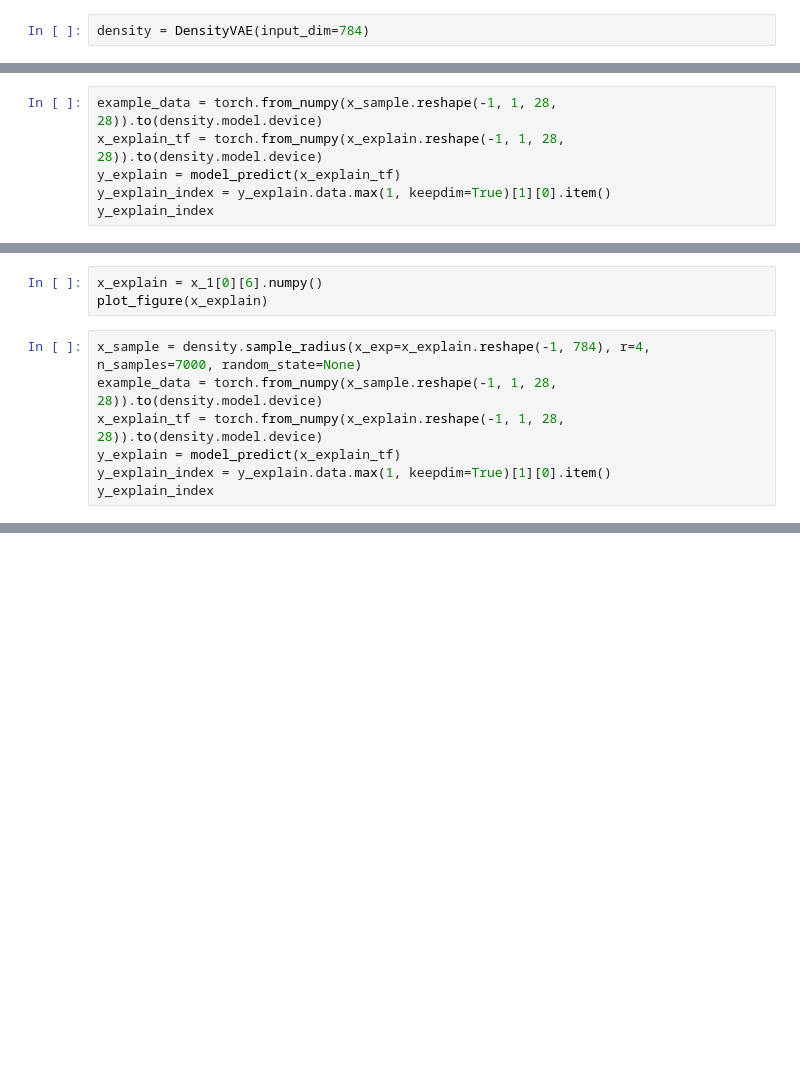
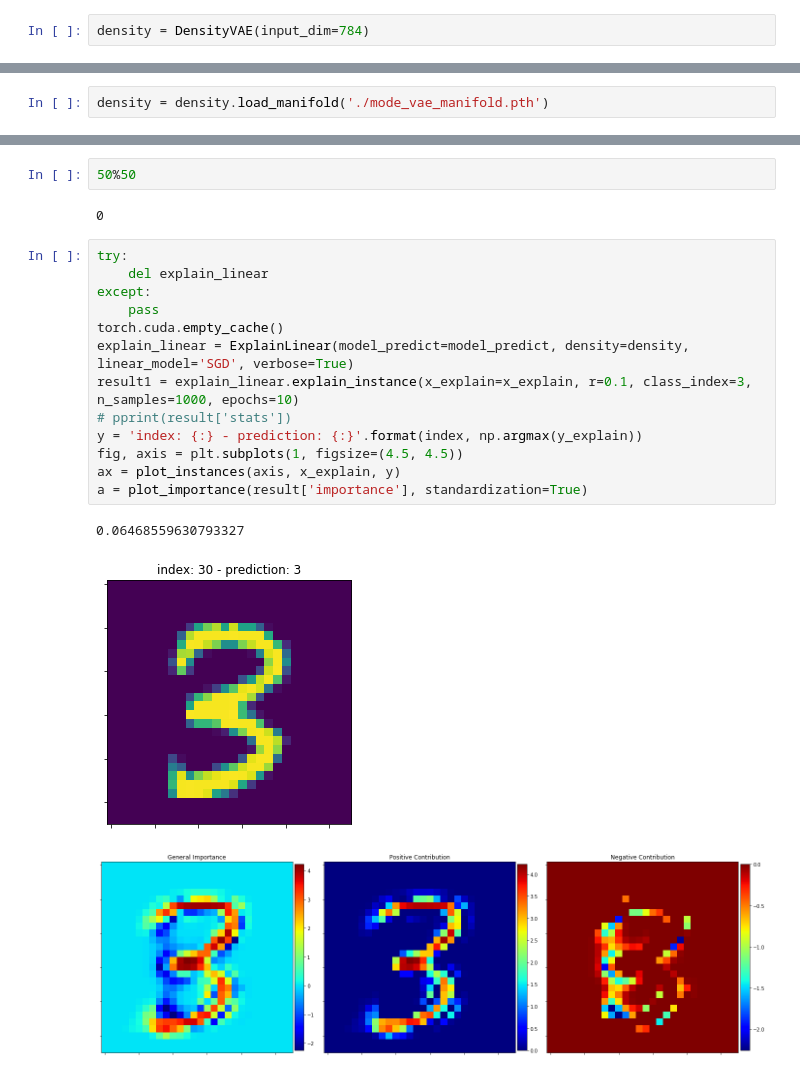
Before and after one commit to tiagobotari/melime, a Jupyter notebook: src/playground/kde/density_vae.ipynb, the cells around one changed output, grey strips where cells are left out. Saved outputs shown, nothing was run; the diff lists cells and outputs as text; blank space fills up the shorter version.

Commit message:
new implementations of vae and linear interpretation1

```diff
--- a/src/playground/kde/density_vae.ipynb
+++ b/src/playground/kde/density_vae.ipynb
@@ -149,6 +104,0 @@ model_predict = nmist_CNN.model_load(density.model.device, path=path)
-# %%
-example_data = torch.from_numpy(x_sample.reshape(-1, 1, 28, 28)).to(density.model.device)
-x_explain_tf = torch.from_numpy(x_explain.reshape(-1, 1, 28, 28)).to(density.model.device)
-y_explain = model_predict(x_explain_tf)
-y_explain_index = y_explain.data.max(1, keepdim=True)[1][0].item()
-y_explain_index
@@ -349,10 +104,0 @@ model_linear.fit(x_sample, y_p)
-# %%
-x_explain = x_1[0][6].numpy()
-plot_figure(x_explain)
-# %%
-x_sample = density.sample_radius(x_exp=x_explain.reshape(-1, 784), r=4, n_samples=7000, random_state=None)
-example_data = torch.from_numpy(x_sample.reshape(-1, 1, 28, 28)).to(density.model.device)
-x_explain_tf = torch.from_numpy(x_explain.reshape(-1, 1, 28, 28)).to(density.model.device)
-y_explain = model_predict(x_explain_tf)
-y_explain_index = y_explain.data.max(1, keepdim=True)[1][0].item()
-y_explain_index
@@ -412,0 +109,2 @@ fig.colorbar(cs)
+# %%
+density = density.load_manifold('./mode_vae_manifold.pth')
@@ -412,0 +123,21 @@ fig.colorbar(cs)
+# %%
+50%50
+# %% [output]
+0
+# %%
+try:
+    del explain_linear
+except:
+    pass
+torch.cuda.empty_cache()
+explain_linear = ExplainLinear(model_predict=model_predict, density=density, linear_model='SGD', verbose=True)
+result1 = explain_linear.explain_instance(x_explain=x_explain, r=0.1, class_index=3, n_samples=1000, epochs=10)
+# pprint(result['stats'])
+y = 'index: {:} - prediction: {:}'.format(index, np.argmax(y_explain))
+fig, axis = plt.subplots(1, figsize=(4.5, 4.5))
+ax = plot_instances(axis, x_explain, y)
+a = plot_importance(result['importance'], standardization=True)
+# %% [output]
+0.06468559630793327
+[figure, added]
+[figure, added]
```
Also changed, not shown: parts of 71 cells of this notebook, 52 other files.
